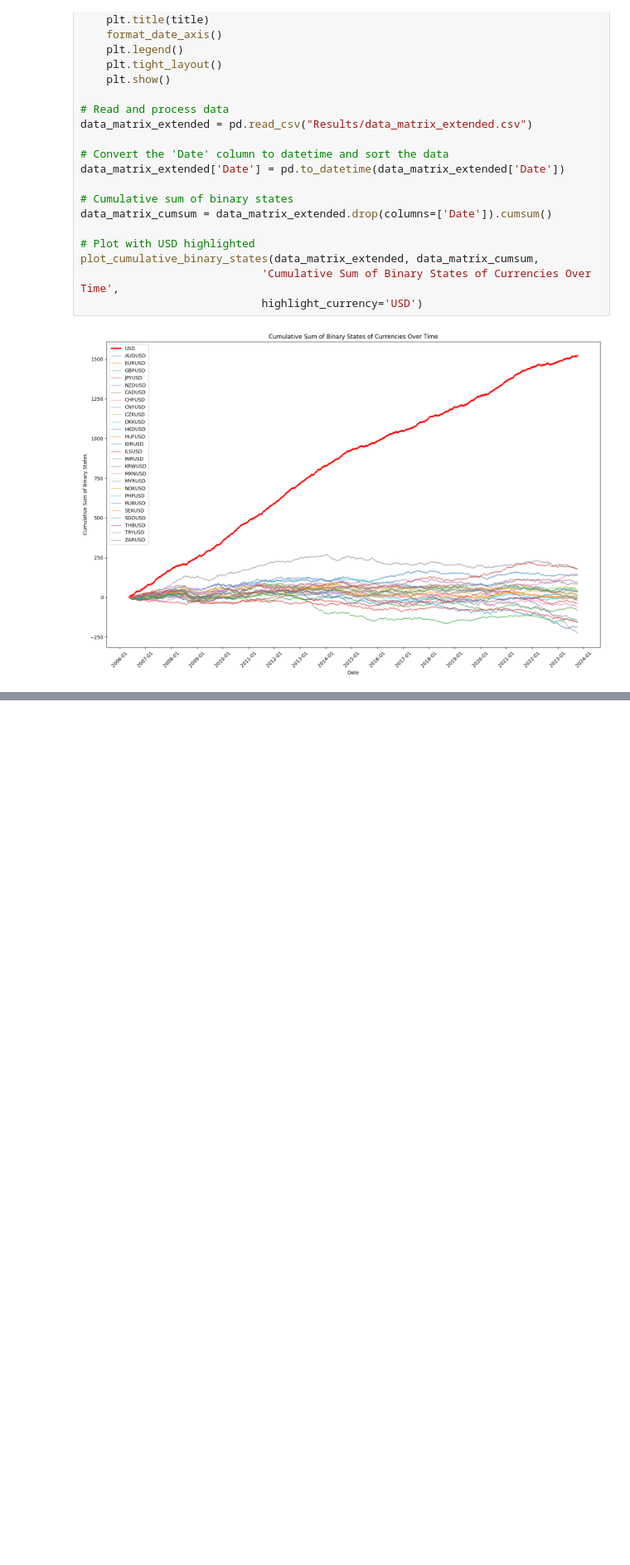
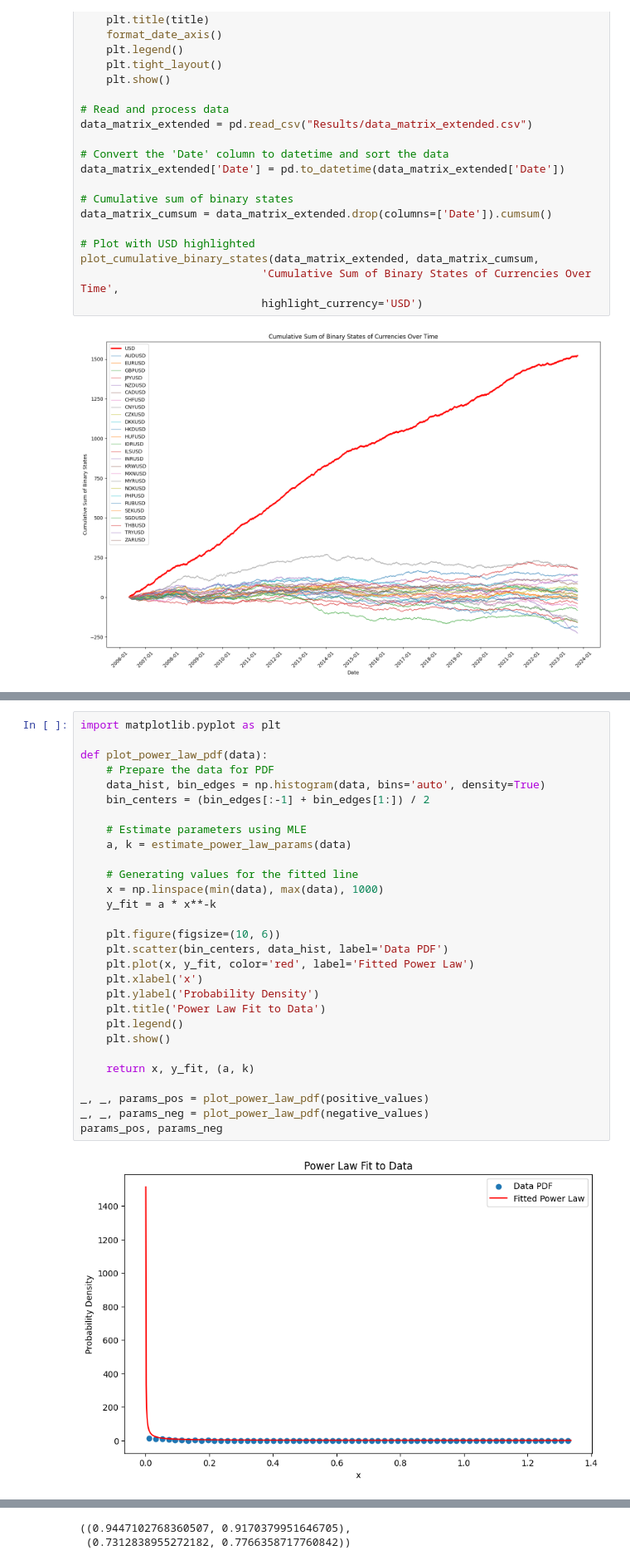
Before and after one commit to CodeBySohyun/Inverse_Ising_Inference, a Jupyter notebook: Data_Analysis/ising_optimisation.ipynb, the cells around one changed output, grey strips where cells are left out. Shown at 83% size. Drawn from its saved outputs; the diff is of its cells as text; blank space fills up the shorter version.

```diff
--- a/Data_Analysis/ising_optimisation.ipynb
+++ b/Data_Analysis/ising_optimisation.ipynb
@@ -618,0 +911,31 @@ plot_cumulative_binary_states(data_matrix_extended, data_matrix_cumsum,
+# %%
+import matplotlib.pyplot as plt
+
+def plot_power_law_pdf(data):
+    # Prepare the data for PDF
+    data_hist, bin_edges = np.histogram(data, bins='auto', density=True)
+    bin_centers = (bin_edges[:-1] + bin_edges[1:]) / 2
+
+    # Estimate parameters using MLE
+    a, k = estimate_power_law_params(data)
+
+    # Generating values for the fitted line
+    x = np.linspace(min(data), max(data), 1000)
+    y_fit = a * x**-k
+
+    plt.figure(figsize=(10, 6))
+    plt.scatter(bin_centers, data_hist, label='Data PDF')
+    plt.plot(x, y_fit, color='red', label='Fitted Power Law')
+    plt.xlabel('x')
+    plt.ylabel('Probability Density')
+    plt.title('Power Law Fit to Data')
+    plt.legend()
+    plt.show()
+
+    return x, y_fit, (a, k)
+
+_, _, params_pos = plot_power_law_pdf(positive_values)
+_, _, params_neg = plot_power_law_pdf(negative_values)
+params_pos, params_neg
+# %% [output]
+[figure, added]
@@ -618,0 +943,2 @@ plot_cumulative_binary_states(data_matrix_extended, data_matrix_cumsum,
+((0.9447102768360507, 0.9170379951646705),
+ (0.7312838955272182, 0.7766358717760842))
```
Also changed, not shown: parts of 32 cells of this notebook, 6 other files.
